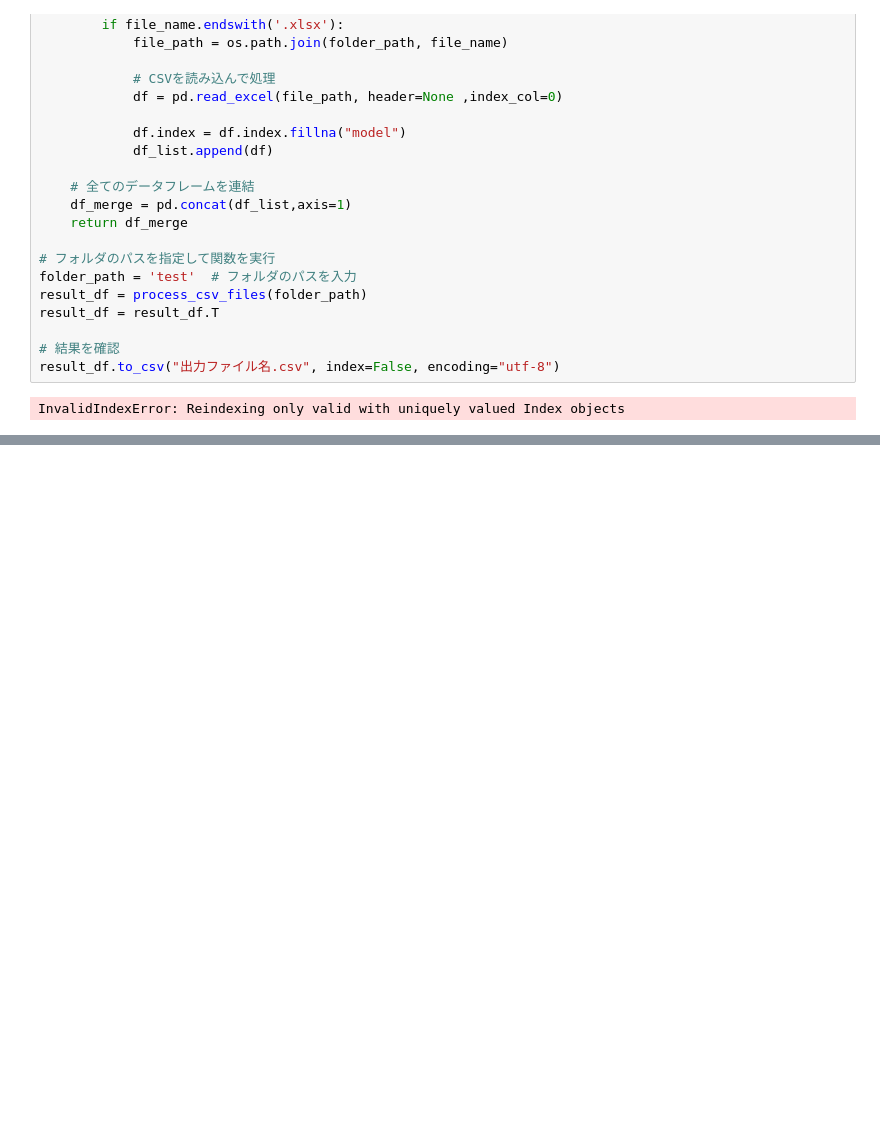
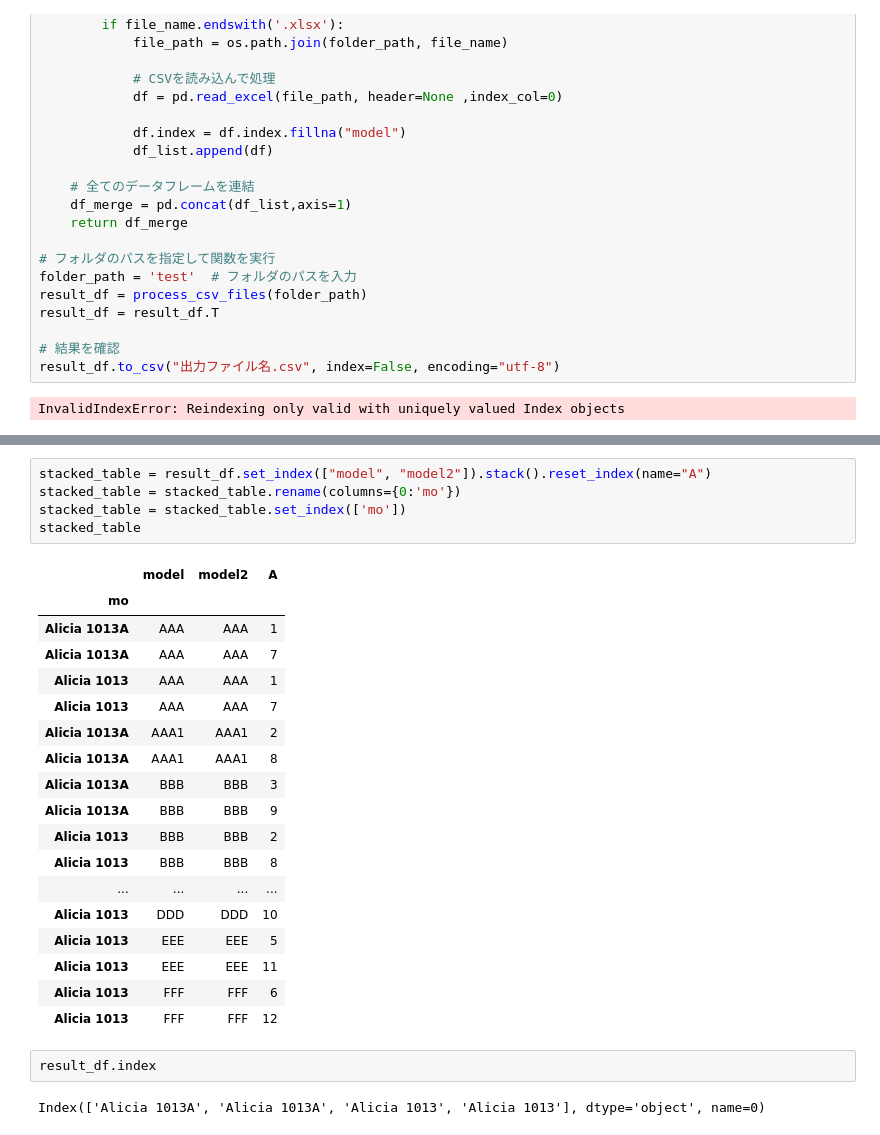
Before and after one commit to baronnavy/sample, a Jupyter notebook: test.ipynb, the cells around one changed output, grey strips where cells are left out. Saved outputs shown, nothing was run; the diff lists cells and outputs as text; blank space fills up the shorter version.

```diff
--- a/test.ipynb
+++ b/test.ipynb
@@ -221,0 +204,28 @@ extract_images_from_excel_files(input_folder, sheet_name, output_folder)
+# %%
+stacked_table = result_df.set_index(["model", "model2"]).stack().reset_index(name="A")
+stacked_table = stacked_table.rename(columns={0:'mo'})
+stacked_table = stacked_table.set_index(['mo'])
+stacked_table
+# %% [output]
+|  | model | model2 | A |
+| mo |  |  |  |
+| Alicia 1013A | AAA | AAA | 1 |
+| Alicia 1013A | AAA | AAA | 7 |
+| Alicia 1013 | AAA | AAA | 1 |
+| Alicia 1013 | AAA | AAA | 7 |
+| Alicia 1013A | AAA1 | AAA1 | 2 |
+| Alicia 1013A | AAA1 | AAA1 | 8 |
+| Alicia 1013A | BBB | BBB | 3 |
+| Alicia 1013A | BBB | BBB | 9 |
+| Alicia 1013 | BBB | BBB | 2 |
+| Alicia 1013 | BBB | BBB | 8 |
+| ... | ... | ... | ... |
+| Alicia 1013 | DDD | DDD | 10 |
+| Alicia 1013 | EEE | EEE | 5 |
+| Alicia 1013 | EEE | EEE | 11 |
+| Alicia 1013 | FFF | FFF | 6 |
+| Alicia 1013 | FFF | FFF | 12 |
+# %%
+result_df.index
+# %% [output]
+Index(['Alicia 1013A', 'Alicia 1013A', 'Alicia 1013', 'Alicia 1013'], dtype='object', name=0)
```
Also changed, not shown: parts of 12 cells of this notebook.
